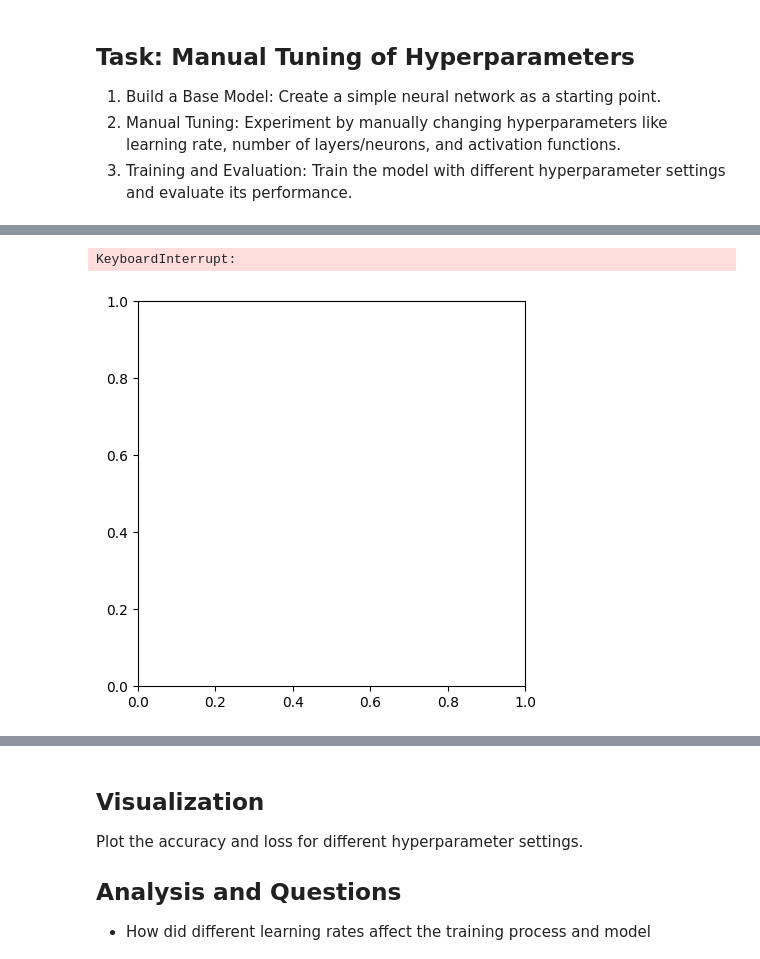
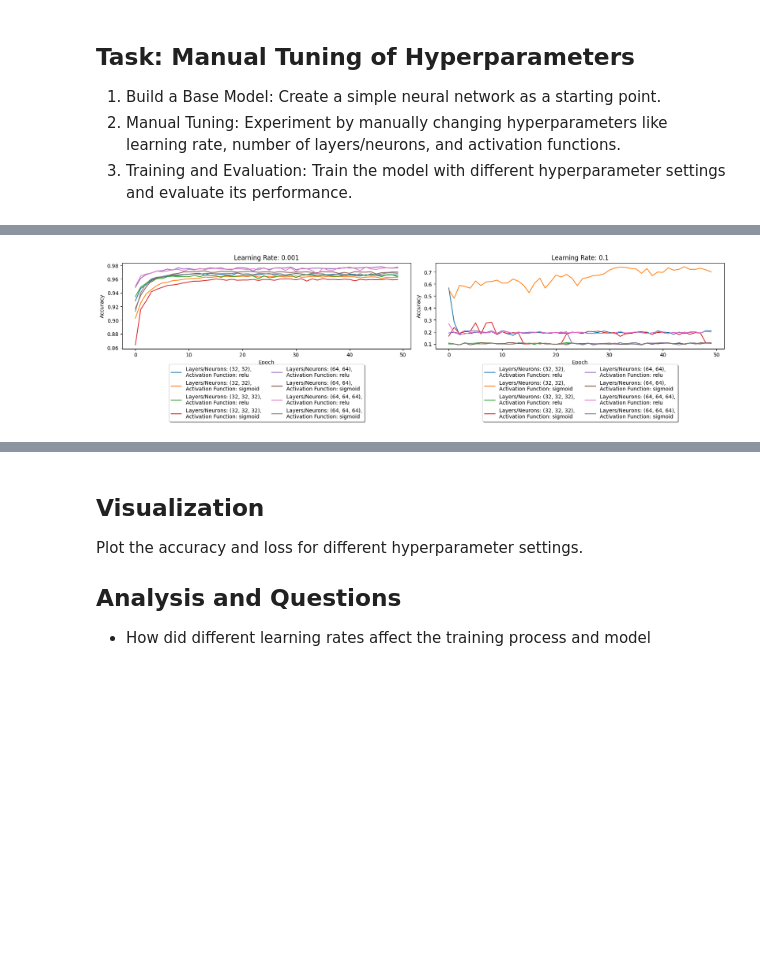
Before and after one commit to Kevy69/deep-machine-learning, a Jupyter notebook: 27 November - 1 December/Code/Hyperparameter_tuning.ipynb, the cells around one changed output, grey strips where cells are left out. Drawn from its saved outputs; the diff is of its cells as text; code cells hidden in the pictures; blank space fills up the shorter version.

```diff
--- a/27 November - 1 December/Code/Hyperparameter_tuning.ipynb
+++ b/27 November - 1 December/Code/Hyperparameter_tuning.ipynb
@@ -96,7 +96,7 @@ def manual_hyperparameter_search(learning_rates, layers_and_hidden_units, activa
             for activation_function in activation_functions:
                 model = build_model(learning_rate, layer_neuron, activation_function)
                 print(f'Training: {learning_rate}, {layer_neuron}, {activation_function}')
-                history = model.fit(X_train, y_train, epochs=100, verbose=1, validation_split=0.2)
+                history = model.fit(X_train, y_train, epochs=50, verbose=1, validation_split=0.2)
 
                 models.append({
                     'model': model,
@@ -121,14 +121,15 @@ def manual_hyperparameter_search(learning_rates, layers_and_hidden_units, activa
     return models[0]['model']
 # %%
 # Manually tuning, using the input parameters
-learning_rates = [0.001, 0.01, 0.1]
+learning_rates = [0.001, 0.1]
 layers_and_hidden_units = [
     (32, 32),
-    (64, 64, 64),
-    (128, 128, 128, 128)
+    (32, 32, 32),
+    (64, 64),
+    (64, 64, 64)
 ]
 
 activation_functions = ['relu', 'sigmoid']
-manual_hyperparameter_search(learning_rates, layers_and_hidden_units, activation_functions)
+manual_search_model = manual_hyperparameter_search(learning_rates, layers_and_hidden_units, activation_functions)
 # %% [output]
 Training: 0.001, (32, 32), relu
@@ -151,2 +152 @@ Epoch 21/100
-KeyboardInterrupt:
-[figure, old version]
+[figure, new version]
```
Also changed, not shown: parts of 6 cells of this notebook, 1 other file.
